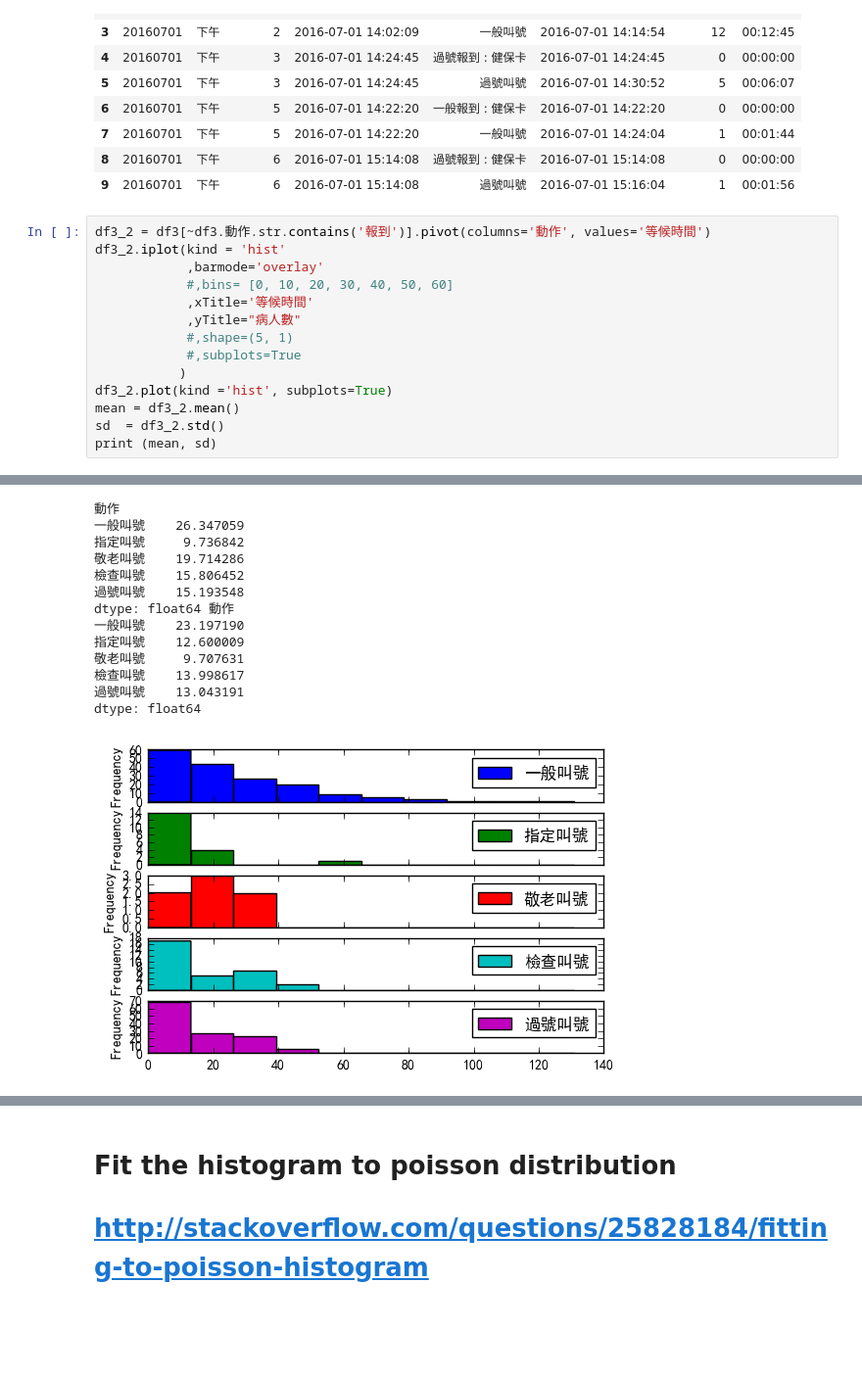
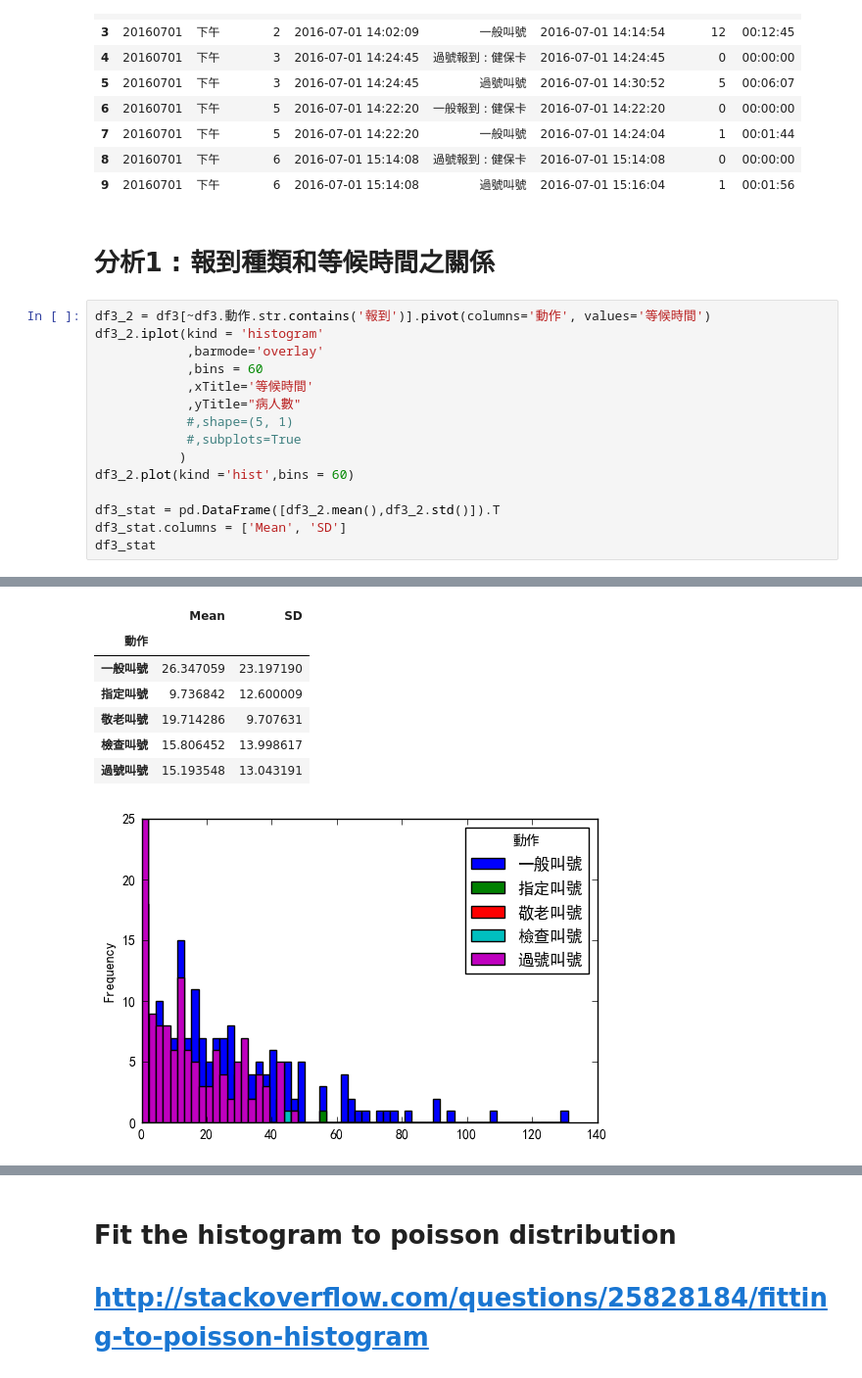
Before and after one commit to t0mst0ne/OPD_waiting, a Jupyter notebook: OPD 門診叫號 分佈.ipynb, the cells around one changed output, grey strips where cells are left out. Shown at 98% size. Cells and saved outputs as stored; diff of their text form; blank space fills up the shorter version.

```diff
--- a/OPD 門診叫號 分佈.ipynb
+++ b/OPD 門診叫號 分佈.ipynb
@@ -94,33 +102,30 @@ df3.head(10)
 | 7 | 20160701 | 下午 | 5 | 2016-07-01 14:22:20 | 一般叫號 | 2016-07-01 14:24:04 | 1 | 00:01:44 |
 | 8 | 20160701 | 下午 | 6 | 2016-07-01 15:14:08 | 過號報到 : 健保卡 | 2016-07-01 15:14:08 | 0 | 00:00:00 |
 | 9 | 20160701 | 下午 | 6 | 2016-07-01 15:14:08 | 過號叫號 | 2016-07-01 15:16:04 | 1 | 00:01:56 |
+# %% [markdown]
+# 分析1 : 報到種類和等候時間之關係
 # %%
 df3_2 = df3[~df3.動作.str.contains('報到')].pivot(columns='動作', values='等候時間')
-df3_2.iplot(kind = 'hist'
+df3_2.iplot(kind = 'histogram'
             ,barmode='overlay'
-            #,bins= [0, 10, 20, 30, 40, 50, 60]
+            ,bins = 60
             ,xTitle='等候時間'
             ,yTitle="病人數"
             #,shape=(5, 1)
             #,subplots=True
            )
-df3_2.plot(kind ='hist', subplots=True)
-mean = df3_2.mean()
-sd  = df3_2.std()
-print (mean, sd)
+df3_2.plot(kind ='hist',bins = 60)
+
+df3_stat = pd.DataFrame([df3_2.mean(),df3_2.std()]).T
+df3_stat.columns = ['Mean', 'SD']
+df3_stat
 # %% [output]
 [interactive output not drawn]
-動作
-一般叫號    26.347059
-指定叫號     9.736842
-敬老叫號    19.714286
-檢查叫號    15.806452
-過號叫號    15.193548
-dtype: float64 動作
-一般叫號    23.197190
-指定叫號    12.600009
-敬老叫號     9.707631
-檢查叫號    13.998617
-過號叫號    13.043191
-dtype: float64
+|  | Mean | SD |
+| 動作 |  |  |
+| 一般叫號 | 26.347059 | 23.197190 |
+| 指定叫號 | 9.736842 | 12.600009 |
+| 敬老叫號 | 19.714286 | 9.707631 |
+| 檢查叫號 | 15.806452 | 13.998617 |
+| 過號叫號 | 15.193548 | 13.043191 |
-[figure, old version]
+[figure, new version]
```
Also changed, not shown: parts of 9 cells of this notebook.
